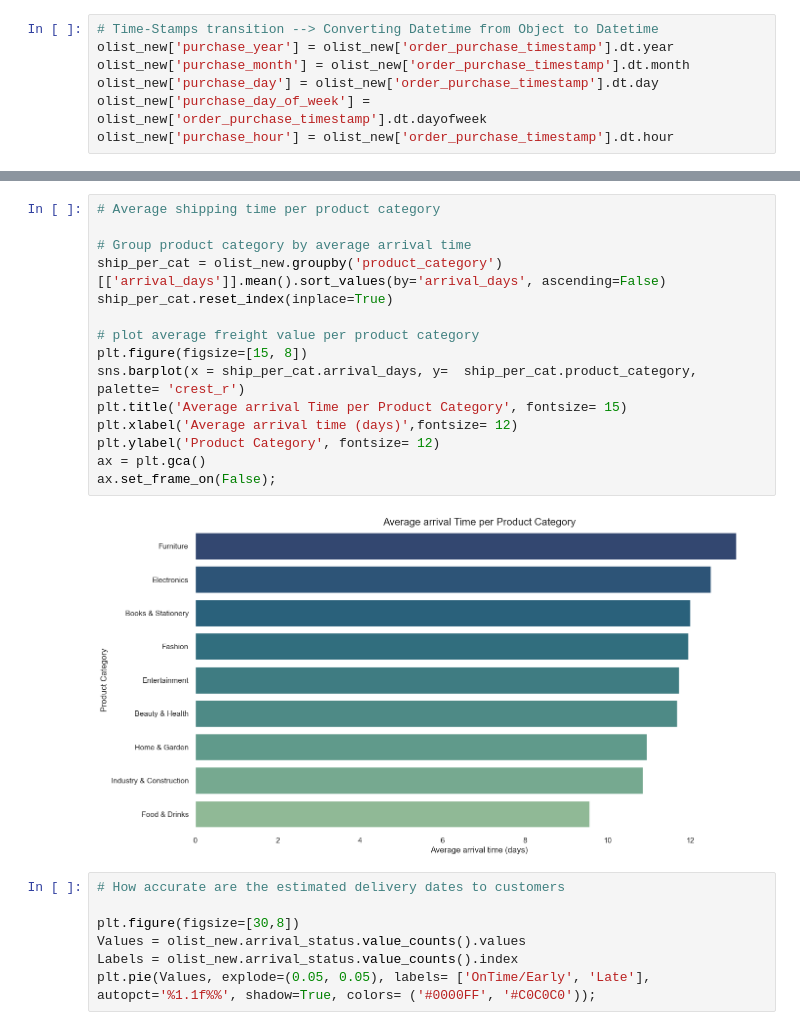
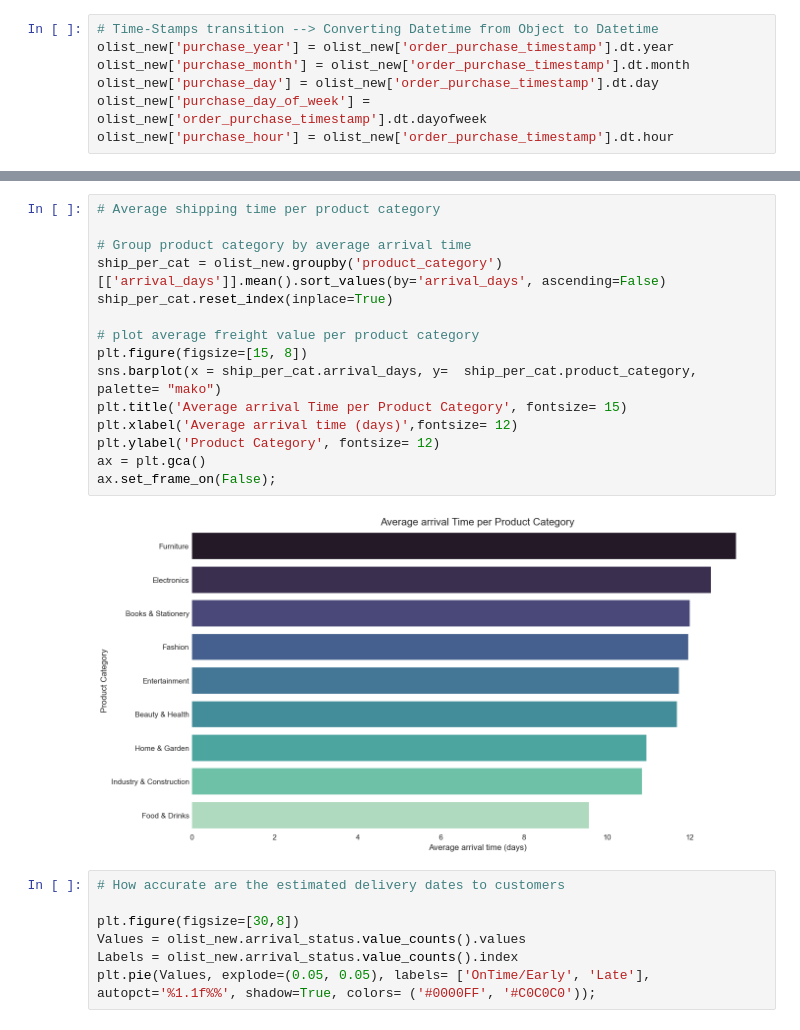
Before and after one commit to SamTerstappen99/MachineLearning-Group6, a Jupyter notebook: Sam General Analysis .ipynb, the cells around one changed output, grey strips where cells are left out. Drawn from its saved outputs; the diff is of its cells as text.

```diff
--- a/Sam General Analysis .ipynb
+++ b/Sam General Analysis .ipynb
@@ -209,20 +223,20 @@ sns.despine()
 # %%
 # Average shipping time per product category
 
 # Group product category by average arrival time
 ship_per_cat = olist_new.groupby('product_category')[['arrival_days']].mean().sort_values(by='arrival_days', ascending=False)
 ship_per_cat.reset_index(inplace=True)
 
 # plot average freight value per product category
 plt.figure(figsize=[15, 8])
-sns.barplot(x = ship_per_cat.arrival_days, y=  ship_per_cat.product_category, palette= 'crest_r')
+sns.barplot(x = ship_per_cat.arrival_days, y=  ship_per_cat.product_category, palette= "mako")
 plt.title('Average arrival Time per Product Category', fontsize= 15)
 plt.xlabel('Average arrival time (days)',fontsize= 12)
 plt.ylabel('Product Category', fontsize= 12)
 ax = plt.gca()
 ax.set_frame_on(False);
 # %% [output]
-[figure, old version]
+[figure, new version]
 # %%
 # How accurate are the estimated delivery dates to customers
 
```
Also changed, not shown: parts of 17 cells of this notebook, 3 other files.
